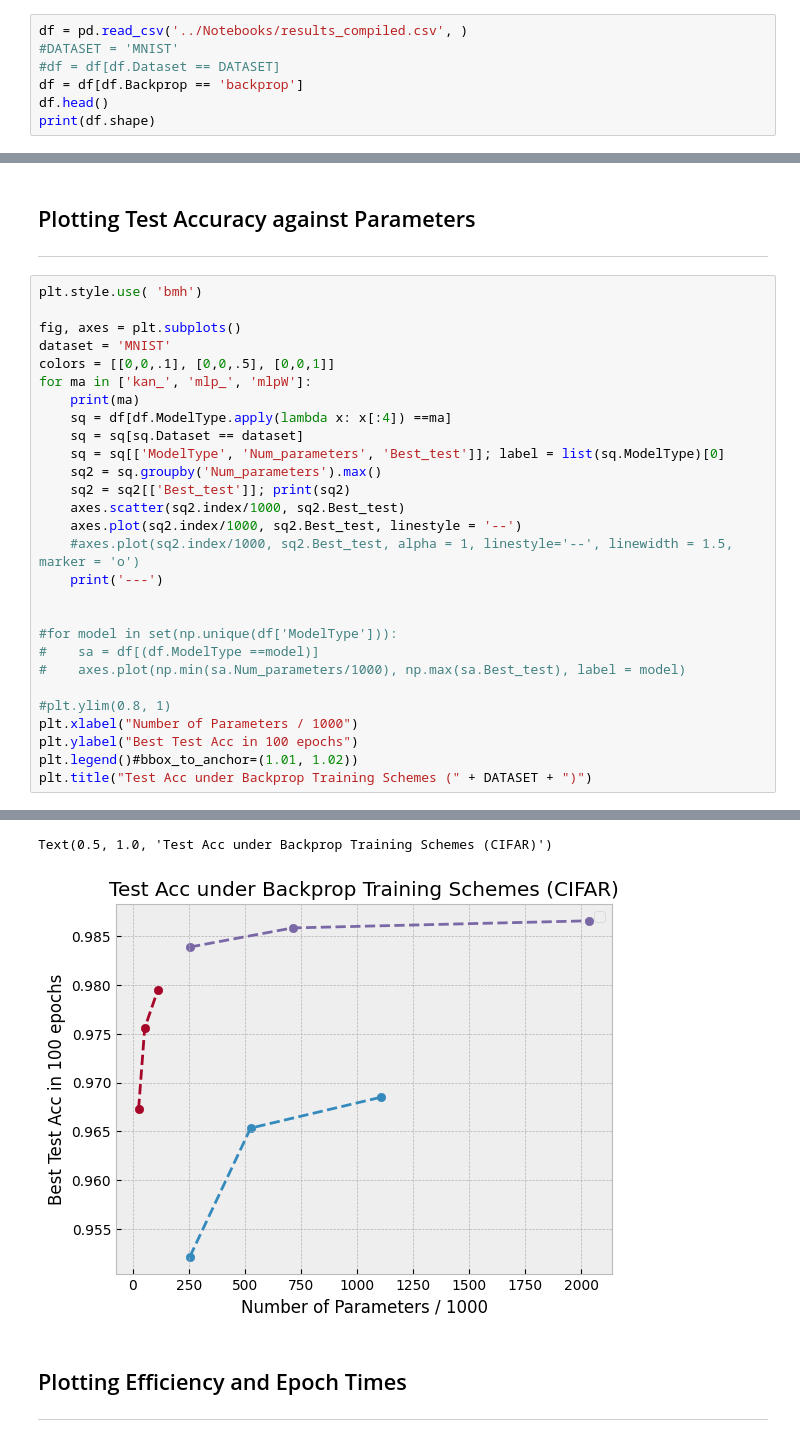
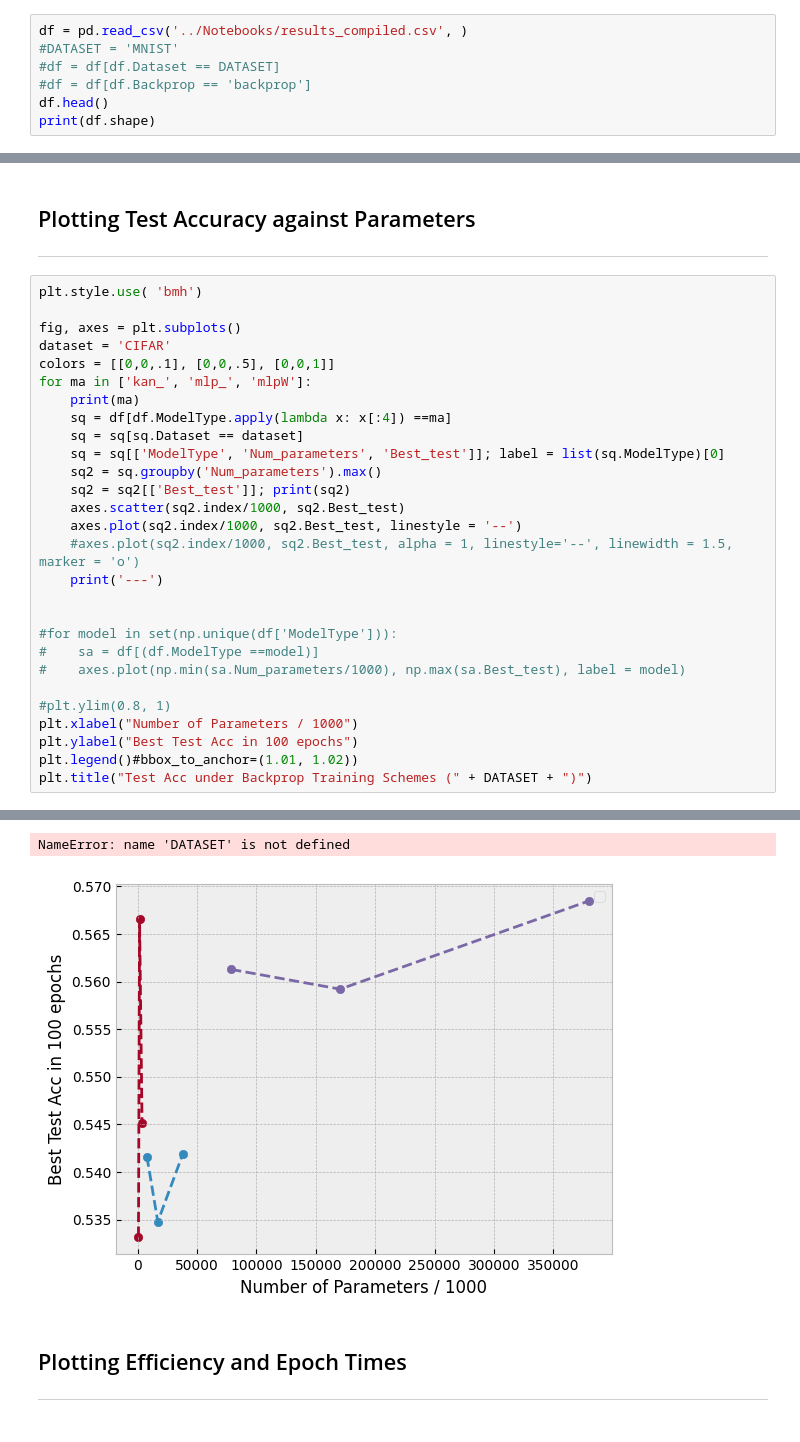
Before and after one commit to ShairozS/HSIC_Bottleneck-Pytorch, a Jupyter notebook: Outputs/results_analysis.ipynb, the cells around one changed output, grey strips where cells are left out. Cells and saved outputs as stored; diff of their text form.

Commit message:
higgs dataset

```diff
--- a/Outputs/results_analysis.ipynb
+++ b/Outputs/results_analysis.ipynb
@@ -9,7 +9,7 @@ import matplotlib.pyplot as plt
 df = pd.read_csv('../Notebooks/results_compiled.csv', )
 #DATASET = 'MNIST'
 #df = df[df.Dataset == DATASET]
-df = df[df.Backprop == 'backprop']
+#df = df[df.Backprop == 'backprop']
 df.head()
 print(df.shape)
 # %% [output]
@@ -71,7 +67,7 @@ df['Best_test'] = df['Best_test'].astype('float32')
 plt.style.use( 'bmh')
 
 fig, axes = plt.subplots()
-dataset = 'MNIST'
+dataset = 'CIFAR'
 colors = [[0,0,.1], [0,0,.5], [0,0,1]]
 for ma in ['kan_', 'mlp_', 'mlpW']:
     print(ma)
@@ -115,6 +111,6 @@ Num_parameters
 ---
-Text(0.5, 1.0, 'Test Acc under Backprop Training Schemes (CIFAR)')
+NameError: name 'DATASET' is not defined
-[figure, old version]
+[figure, new version]
 # %% [markdown]
 ## Plotting Efficiency and Epoch Times
 -------
```
Also changed, not shown: parts of 5 cells of this notebook, 10 other files.
